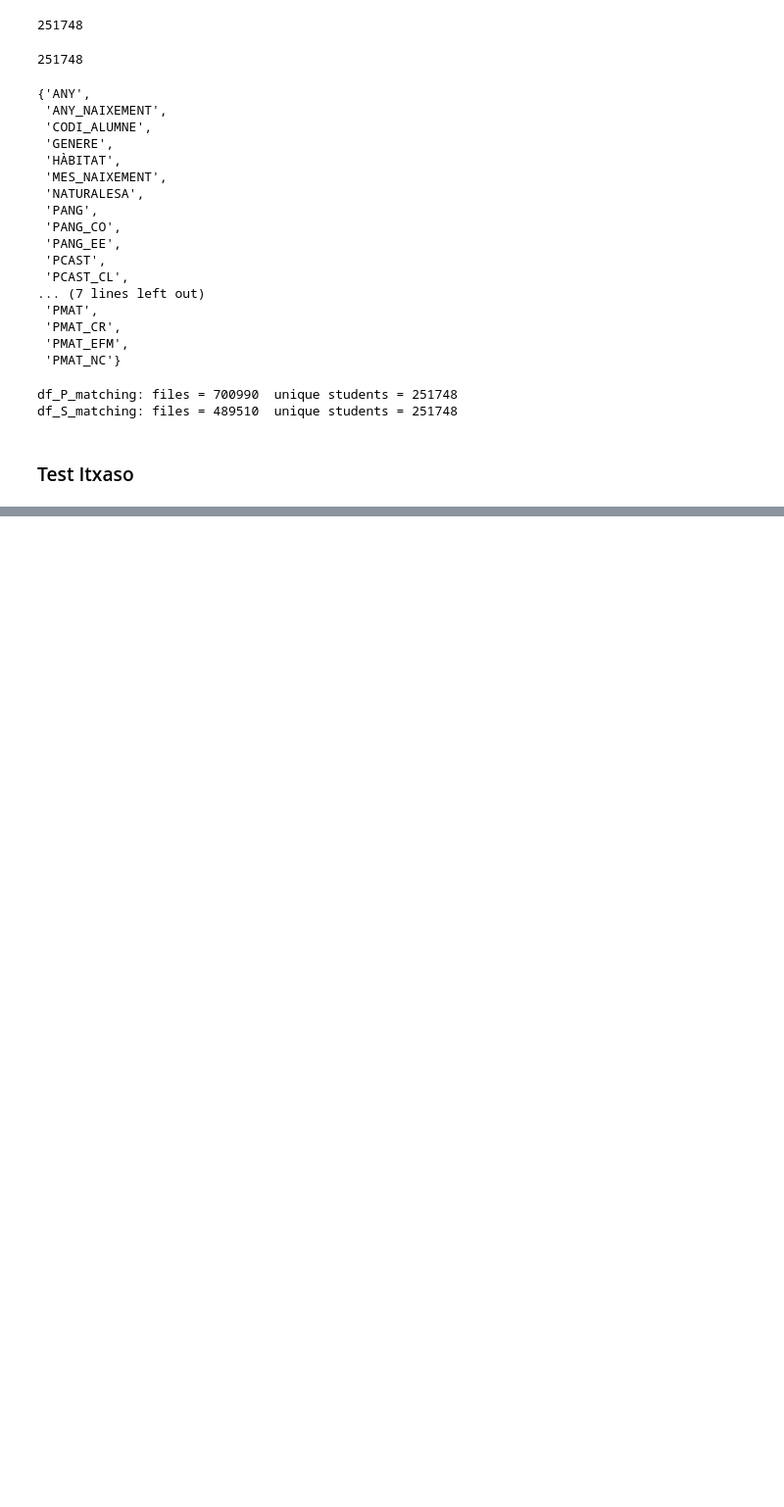
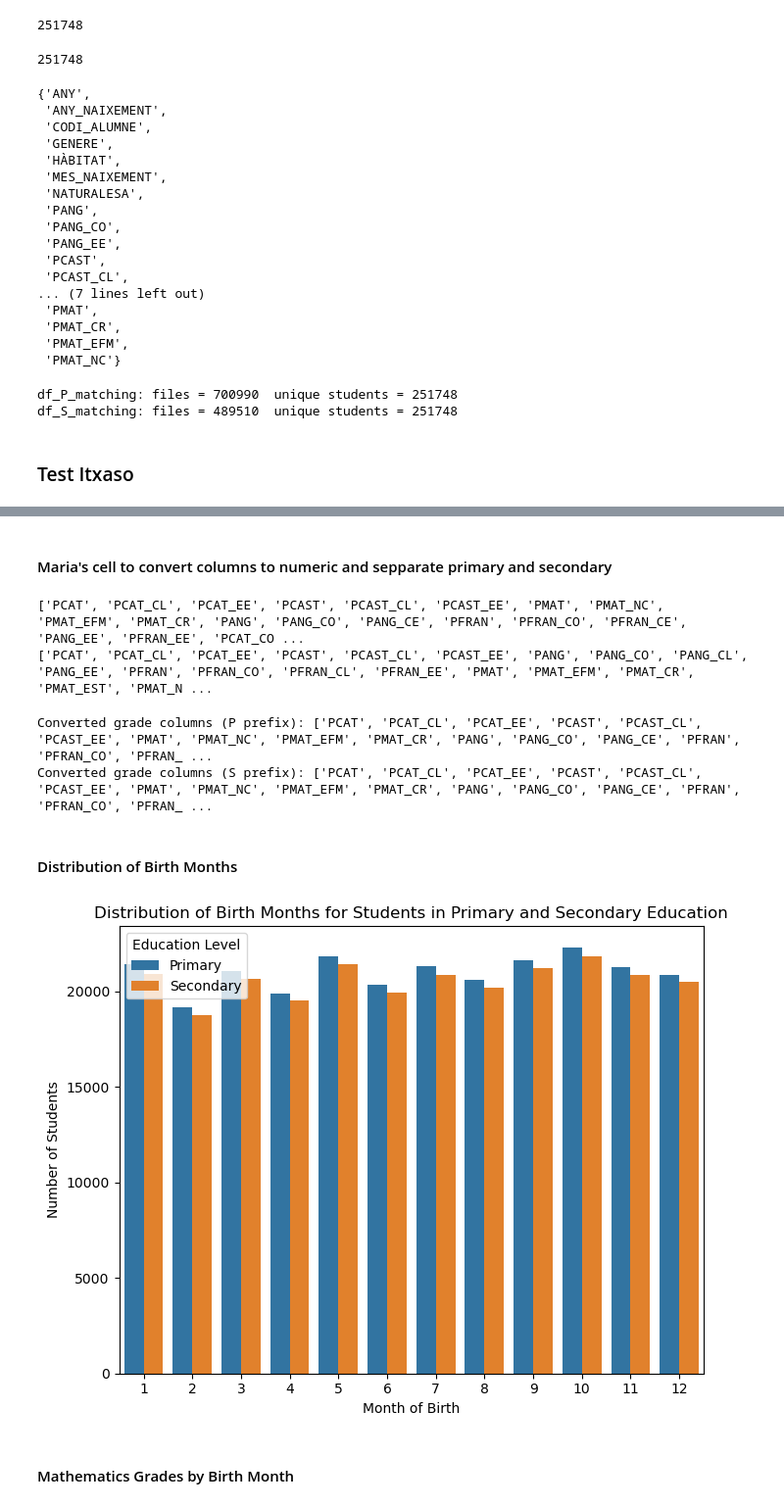
Before and after one commit to m-garcia-rodriguez/Education-Big-Data-Project, a Jupyter notebook: Notebooks/exploration-itxaso.ipynb, the cells around one changed output, grey strips where cells are left out. Shown at 98% size. Drawn from its saved outputs; the diff is of its cells as text; code cells hidden in the pictures; blank space fills up the shorter version.

Commit message:
exploration-itxaso start plotting

```diff
--- a/Notebooks/exploration-itxaso.ipynb
+++ b/Notebooks/exploration-itxaso.ipynb
@@ -226,0 +180,2 @@ plt.show()
+# %% [markdown]
+#### Maria's cell to convert columns to numeric and sepparate primary and secondary
@@ -226,0 +219,67 @@ plt.show()
+# %%
+print(grade_cols_P)
+print(grade_cols_S)
+# %% [output]
+['PCAT', 'PCAT_CL', 'PCAT_EE', 'PCAST', 'PCAST_CL', 'PCAST_EE', 'PMAT', 'PMAT_NC', 'PMAT_EFM', 'PMAT_CR', 'PANG', 'PANG_CO', 'PANG_CE', 'PFRAN', 'PFRAN_CO', 'PFRAN_CE', 'PANG_EE', 'PFRAN_EE', 'PCAT_CO ...
+['PCAT', 'PCAT_CL', 'PCAT_EE', 'PCAST', 'PCAST_CL', 'PCAST_EE', 'PANG', 'PANG_CO', 'PANG_CL', 'PANG_EE', 'PFRAN', 'PFRAN_CO', 'PFRAN_CL', 'PFRAN_EE', 'PMAT', 'PMAT_EFM', 'PMAT_CR', 'PMAT_EST', 'PMAT_N ...
+# %%
+import numpy as np
+import pandas as pd
+import matplotlib.pyplot as plt
+import seaborn as sns
+
+# ===============================
+# 1. Helper: convert grade columns to numeric (comma → dot)
+# ===============================
+def convert_grade_columns_to_numeric(df, prefix="P"):
+    """
+    Convert all columns starting with a given prefix (e.g. 'P')
+    from strings with comma decimals to numeric floats.
+    Non-convertible values become NaN.
+    """
+    grade_cols = [c for c in df.columns if c.startswith(prefix)]
+    for col in grade_cols:
+        # Ensure string type first
+        s = df[col].astype(str)
+        # Replace comma with dot for decimal conversion
+        s = s.str.replace(",", ".", regex=False)
+        # Convert to numeric; invalid parsing becomes NaN
+        df[col] = pd.to_numeric(s, errors="coerce")
+    return grade_cols  # return list of converted grade columns
+
+
+# ===============================
+# 2. Convert grade columns in df_combined
+# ===============================
+grade_cols_P = convert_grade_columns_to_numeric(df_combined, prefix="P")
+grade_cols_S = convert_grade_columns_to_numeric(df_combined, prefix="P")
+
+print(f"Converted grade columns (P prefix): {grade_cols_P}")
+print(f"Converted grade columns (S prefix): {grade_cols_S}")
+# %% [output]
+Converted grade columns (P prefix): ['PCAT', 'PCAT_CL', 'PCAT_EE', 'PCAST', 'PCAST_CL', 'PCAST_EE', 'PMAT', 'PMAT_NC', 'PMAT_EFM', 'PMAT_CR', 'PANG', 'PANG_CO', 'PANG_CE', 'PFRAN', 'PFRAN_CO', 'PFRAN_ ...
+Converted grade columns (S prefix): ['PCAT', 'PCAT_CL', 'PCAT_EE', 'PCAST', 'PCAST_CL', 'PCAST_EE', 'PMAT', 'PMAT_NC', 'PMAT_EFM', 'PMAT_CR', 'PANG', 'PANG_CO', 'PANG_CE', 'PFRAN', 'PFRAN_CO', 'PFRAN_ ...
+# %% [markdown]
+#### Distribution of Birth Months
+# %%
+# ===============================
+# 3. Plot 1: Distribution of Birth Months
+# ===============================
+df_birth_months = df_combined[['CODI_ALUMNE', 'MES_NAIXEMENT', 'snapshot']].drop_duplicates()
+
+# Order the months correctly, from 1 to 12
+df_birth_months['MES_NAIXEMENT'] = pd.Categorical(df_birth_months['MES_NAIXEMENT'],
+                                                  categories=[str(i) for i in range(1, 13)], ordered=True)
+
+plt.figure(figsize=(7, 5.5))
+sns.countplot(data=df_birth_months, x='MES_NAIXEMENT', hue='snapshot')
+plt.title('Distribution of Birth Months for Students in Primary and Secondary Education')
+plt.xlabel('Month of Birth')
+plt.ylabel('Number of Students')
+plt.legend(title='Education Level', labels=['Primary', 'Secondary'])
+plt.tight_layout()
+plt.show()
+# %% [output]
+[figure, added]
+# %% [markdown]
+#### Mathematics Grades by Birth Month
```
Also changed, not shown: parts of 5 cells of this notebook.
